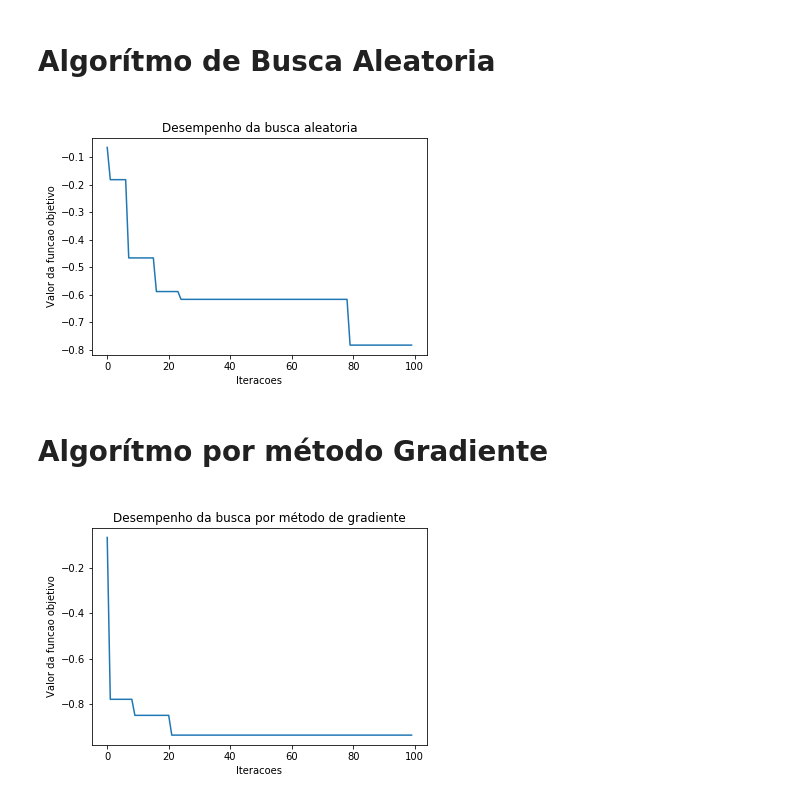
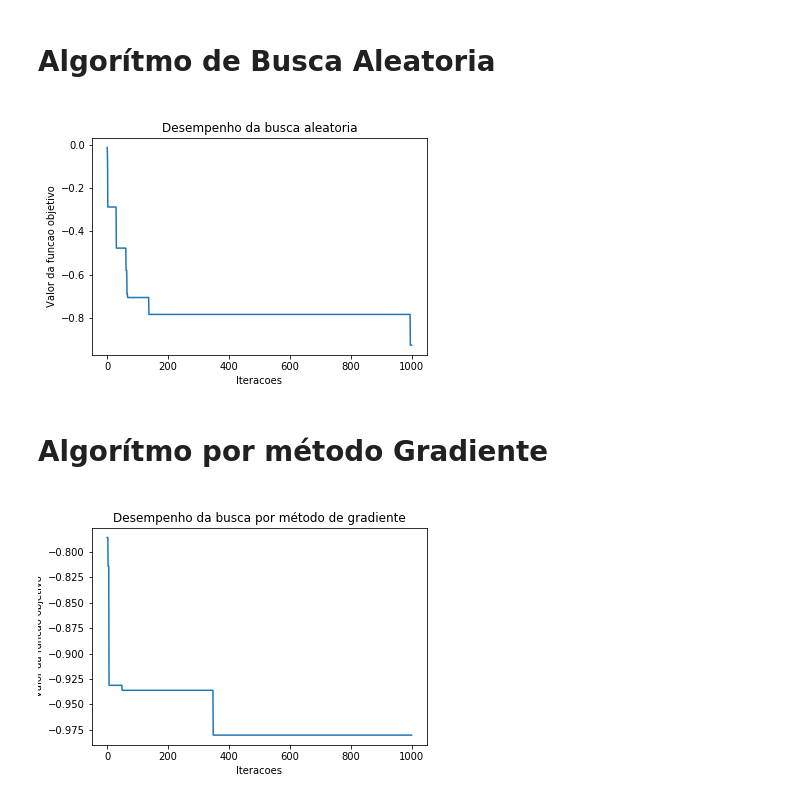
Before and after one commit to migueljoaod/dropwave, a Jupyter notebook: ITC.ipynb, the cells around one changed output. Drawn from its saved outputs; the diff is of its cells as text; code cells hidden in the pictures.

```diff
--- a/ITC.ipynb
+++ b/ITC.ipynb
@@ -66,7 +66,7 @@ Image('grafico_de_linha.png')
 # Algorítmo de Busca Aleatoria
 # %%
 # Quantidade de tentativas de gerar uma nova solução
-iteracoes = 100
+iteracoes = 1000
 
 # listas com os dados para gerar o gráfico
 func_objetivo = []
@@ -127,34 +127,34 @@ import matplotlib
 matplotlib.use('Agg')
 # Gera os gráficos
 import matplotlib.pyplot as plt
 
 # Utilizado para cálculos
 import numpy as np
 
 # Utilizado para exibir as imagens
 from IPython.display import Image
 
 # Dados que serão utilizados
 
 
 # Gera o gráfico de linhas
 plt.plot(x, y )
 
 # Coloca o título
 plt.title("Desempenho da busca aleatoria")
 
 plt.ylabel("Valor da funcao objetivo")
 plt.xlabel("Iteracoes")
 
 # Salva a figura em um arquivo
 plt.savefig('grafico_de_linha')
 
 plt.close('all')
 
 # Exibe a imagem
 Image('grafico_de_linha.png')
 # %% [output]
-[figure, old version]
+[figure, new version]
 # %% [markdown]
 # Algorítmo por método Gradiente
 # %%
@@ -165,7 +165,7 @@ Image('grafico_de_linha.png')
 import random
 
 # Quantidade de tentativas de gerar uma nova solução
-iteracoes = 100
+iteracoes = 1000
 
 # listas com os dados para gerar o gráfico
 func_objetivo = []
@@ -253,4 +253,4 @@ plt.close('all')
 # Exibe a imagem
 Image('grafico_de_linha.png')
 # %% [output]
-[figure, old version]
+[figure, new version]
```
